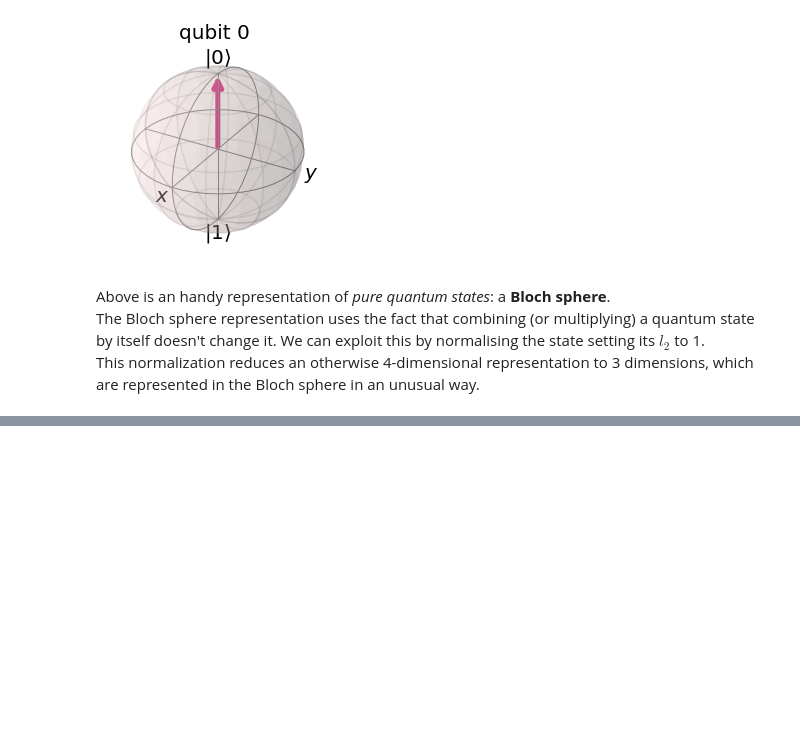
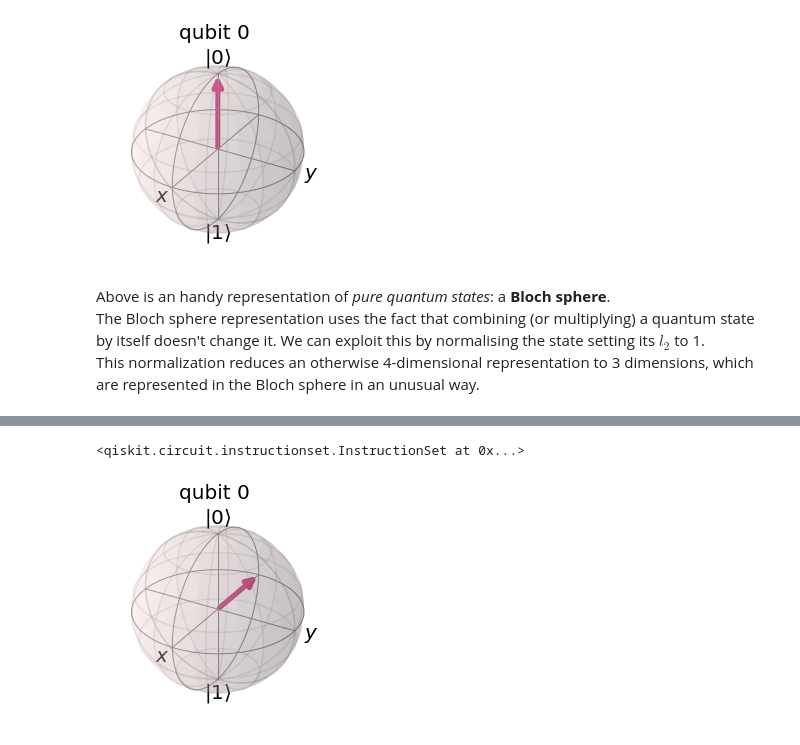
Before and after one commit to GiuliaLanzillotta/My-ML-exercises, a Jupyter notebook: Intro_to_quantum_computing.ipynb, the cells around one changed output, grey strips where cells are left out. Cells and saved outputs as stored; diff of their text form; code cells hidden in the pictures; blank space fills up the shorter version.

```diff
--- a/Intro_to_quantum_computing.ipynb
+++ b/Intro_to_quantum_computing.ipynb
@@ -73,0 +101,14 @@ This normalization reduces an otherwise 4-dimensional representation to 3 dimens
+# %%
+# we now obtain another superposition by rotating around y
+# the 1-ket , which can be obtained by inserting a not gate on
+#the 0-ket
+circuit = QuantumCircuit(q,c)
+circuit.x(q[0]) # not gate
+circuit.ry(pi/2, q[0]) # rotation
+# %% [output]
+<qiskit.circuit.instructionset.InstructionSet at 0x...>
+# %%
+job=execute(circuit, backend_statevector)
+plot_bloch_multivector(job.result().get_statevector(circuit))
+# %% [output]
+[figure, added]
```
Also changed, not shown: parts of 10 cells of this notebook.
